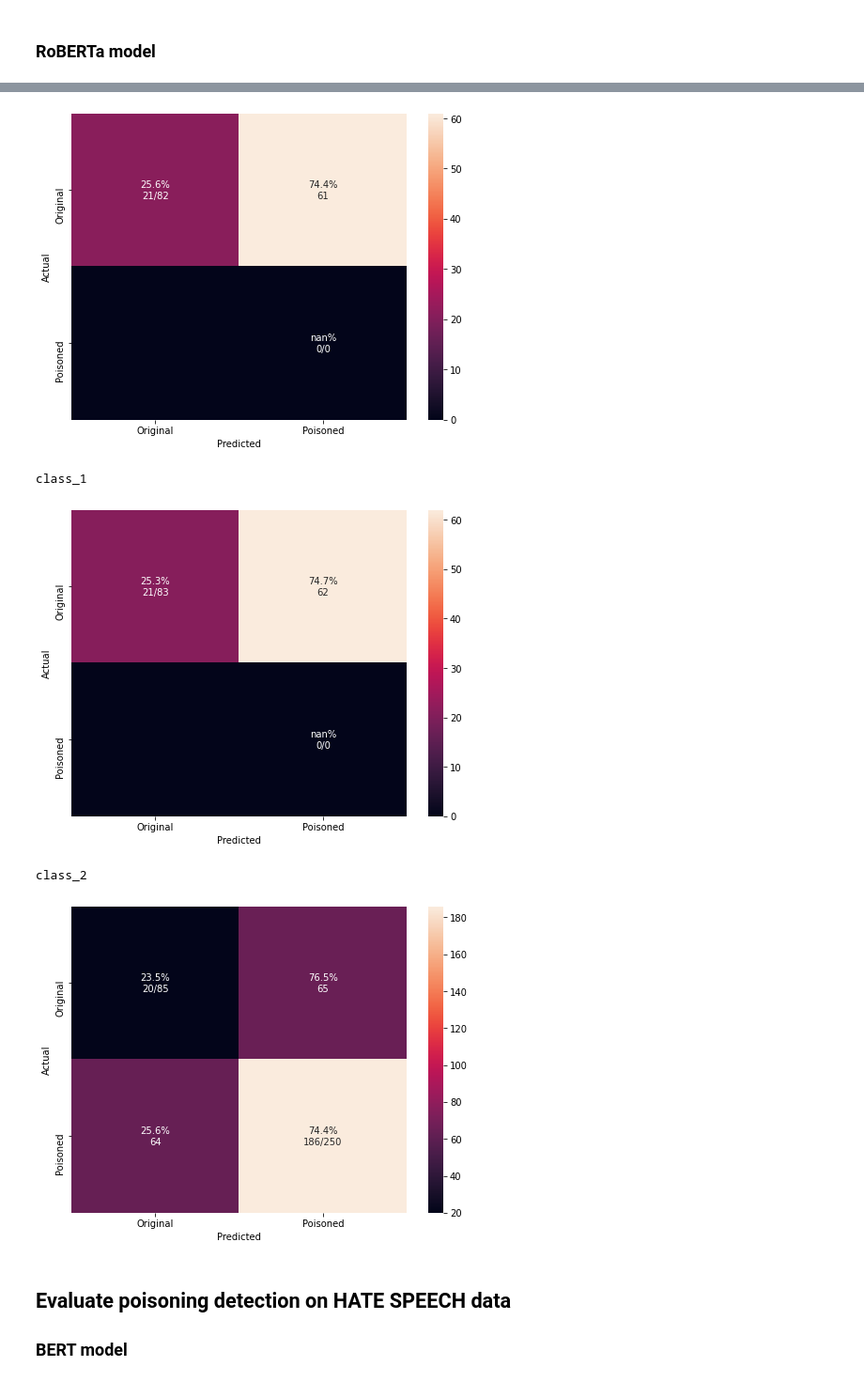
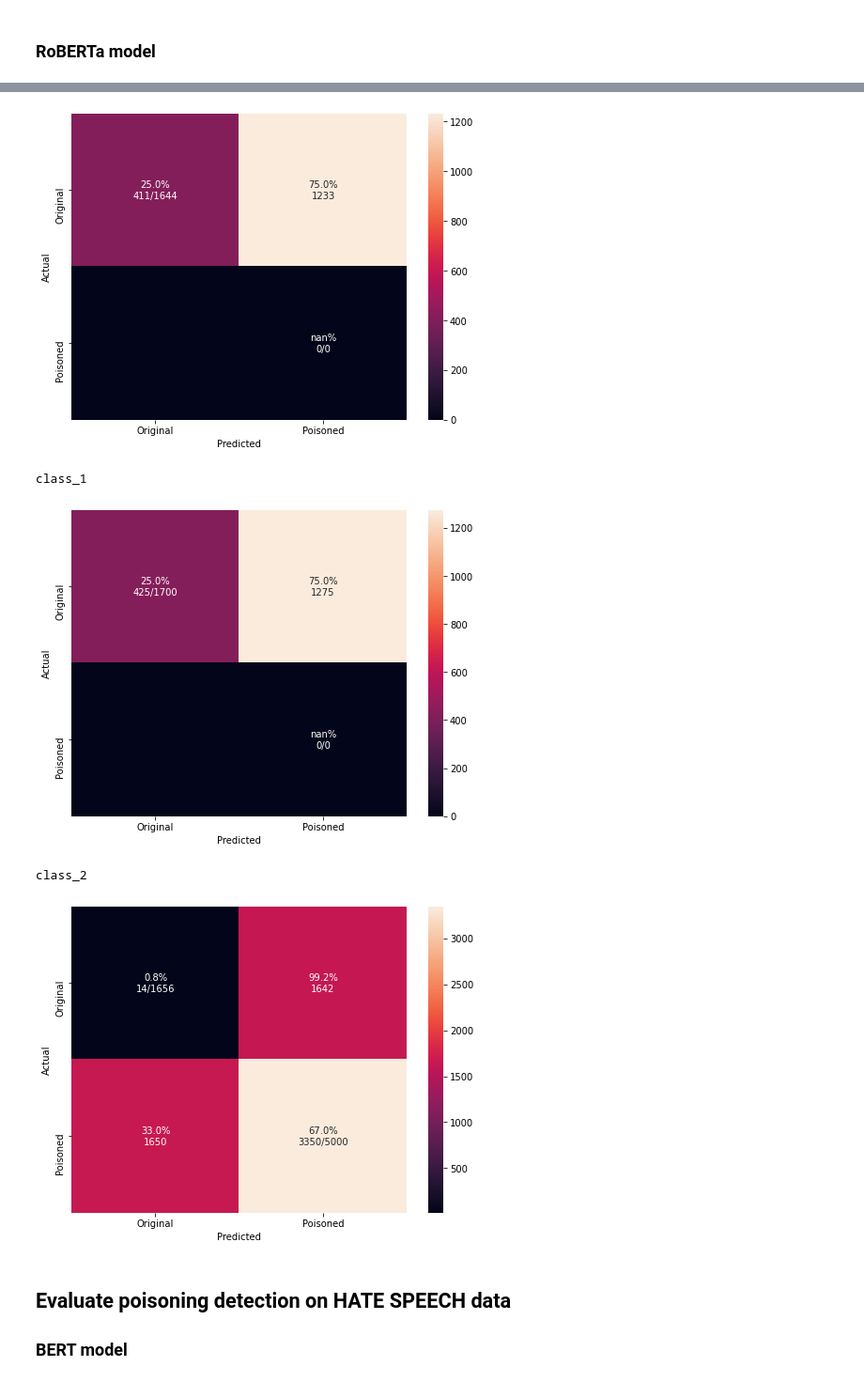
Before and after one commit to RobuSTAI/RobuSTAI, a Jupyter notebook: notebooks/Spectral_Signature_Defence.ipynb, the cells around one changed output, grey strips where cells are left out. Shown at 94% size. Drawn from its saved outputs; the diff is of its cells as text; code cells hidden in the pictures.

Commit message:
make tran work with saved activations

```diff
--- a/notebooks/Spectral_Signature_Defence.ipynb
+++ b/notebooks/Spectral_Signature_Defence.ipynb
@@ -20,31 +20,22 @@ if module_path not in sys.path:
 
 from nlpoison.defences.defence_spectral_sig import *
 from nlpoison.defences.utils_SpS import cm_analysis
+
+root_config = '/scratch/groups/nms_cdt_ai/RobuSTAI/tran_configs'
 # %% [markdown]
 ## Run & Evaluate poisoning detection on SNLI data
 ### BERT model
 # %%
 ## run defence on poisoned BERT
+config_name = 'tran_snli_bert'
 
-cmats_snli_bert = spectral_defence_tran(dset_path = "/vol/bitbucket/aeg19/RobuSTAI/nlpoison/RIPPLe/constructed_data/snli_poisoned_example_train2/train.tsv",
-                                        poisoned_model_dir = '/vol/bitbucket/aeg19/RobuSTAI/nlpoison/RIPPLe/weights/snli_to_snli_combined_L0.1_20ks_lr2e-5_example_easy_bert_1',
-                                        task = 'snli',
-                                        max_examples = 500,
-                                        batch_s = 12,
-                                        eps_mult = 1.5,
-                                        label_strata=True)
-
-# for clas, clas_d in cmats_snli_bert.items():
-#     print(clas)
-#     for key, dic in clas_d.items():
-#         print(key,dic['numerator'])
+cmats_snli_bert = spectral_defence_tran(overwrite_config = False,
+                                        config_dir = os.path.join(root_config,f'{config_name}.yaml')
+                                       )
 
 for clas, clas_d in cmats_snli_bert.items():
     print(clas)
     cm =  np.array([[clas_d['TrueNegative']['numerator'], clas_d['FalsePositive']['numerator']],
                     [clas_d['FalseNegative']['numerator'], clas_d['TruePositive']['numerator']]])
-
-    # from sklearn.metrics import ConfusionMatrixDisplay
-    # ConfusionMatrixDisplay(cm, display_labels=['Original','Poisoned']).plot()
     cm_analysis(cm, ['Original','Poisoned'], ymap=None, figsize=(8,6));
 # %% [output]
@@ -74,26 +67,15 @@ class_2
 ### RoBERTa model
 # %%
 ## run defence on poisoned RoBERTa
+config_name = 'tran_snli_roberta'
 
-cmats_snli_bert = spectral_defence_tran(dset_path = "/vol/bitbucket/aeg19/RobuSTAI/nlpoison/RIPPLe/constructed_data/snli_poisoned_example_train2/train.tsv",
-                                        poisoned_model_dir = '/vol/bitbucket/aeg19/RobuSTAI/nlpoison/RIPPLe/weights/snli_to_snli_combined_L0.1_20ks_lr2e-5_example_easy_3',
-                                        task = 'snli',
-                                        max_examples = 500,
-                                        batch_s = 12,
-                                        eps_mult = 1.5,
-                                        label_strata=True)
-
-# for clas, clas_d in cmats_snli_bert.items():
-#     print(clas)
-#     for key, dic in clas_d.items():
-#         print(key,dic['numerator'])
+cmats_snli_bert = spectral_defence_tran(overwrite_config = False,
+                                        config_dir = os.path.join(root_config,f'{config_name}.yaml')
+                                       )
 
 for clas, clas_d in cmats_snli_bert.items():
     print(clas)
     cm =  np.array([[clas_d['TrueNegative']['numerator'], clas_d['FalsePositive']['numerator']],
                     [clas_d['FalseNegative']['numerator'], clas_d['TruePositive']['numerator']]])
-
-    # from sklearn.metrics import ConfusionMatrixDisplay
-    # ConfusionMatrixDisplay(cm, display_labels=['Original','Poisoned']).plot()
     cm_analysis(cm, ['Original','Poisoned'], ymap=None, figsize=(8,6));
 # %% [output]
@@ -117,8 +105,8 @@ class_0
-[figure, old version]
+[figure, new version]
-class_1
+class_1
-[figure, old version]
+[figure, new version]
-class_2
+class_2
-[figure, old version]
+[figure, new version]
 # %% [markdown]
 ## Evaluate poisoning detection on HATE SPEECH data
 ### BERT model
```
Also changed, not shown: parts of 4 cells of this notebook, 4 other files.
